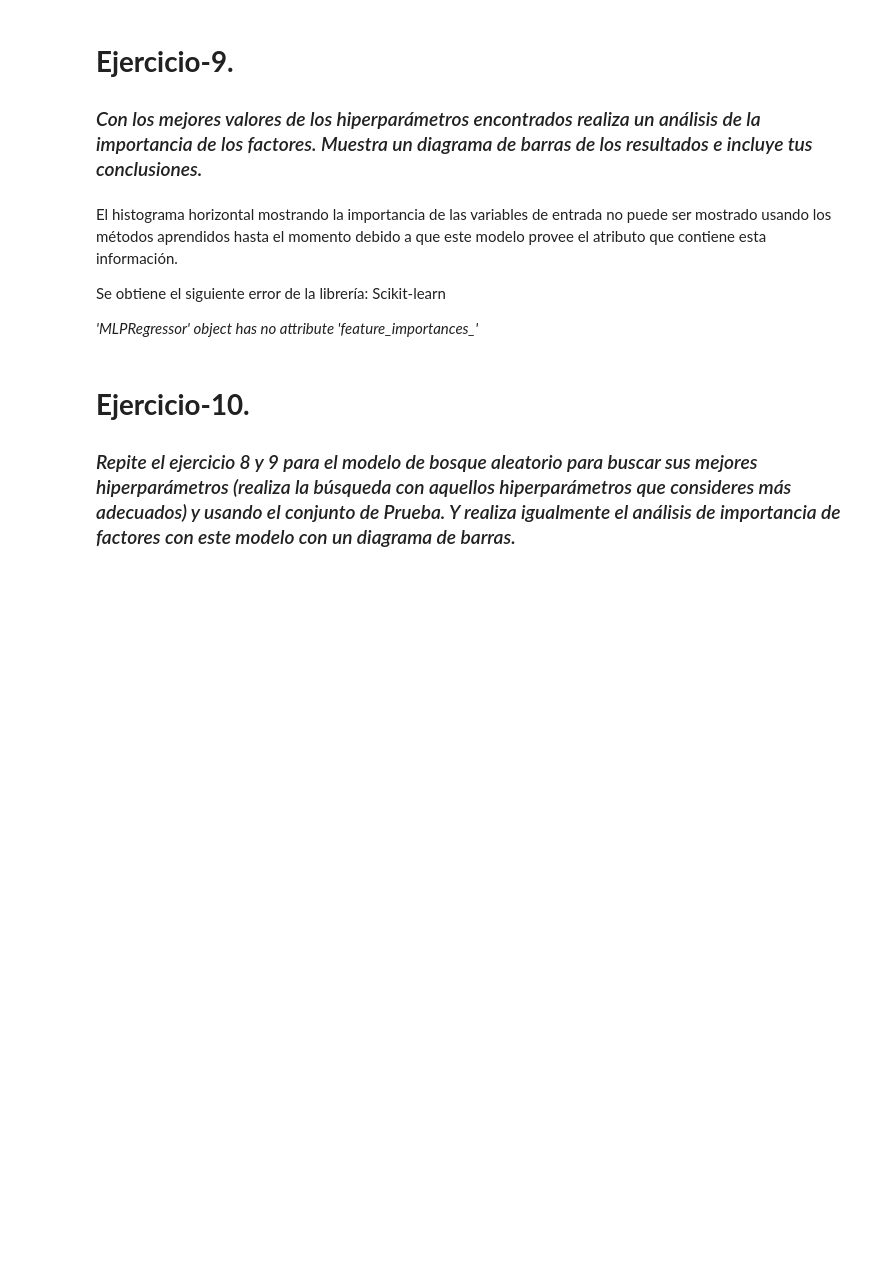
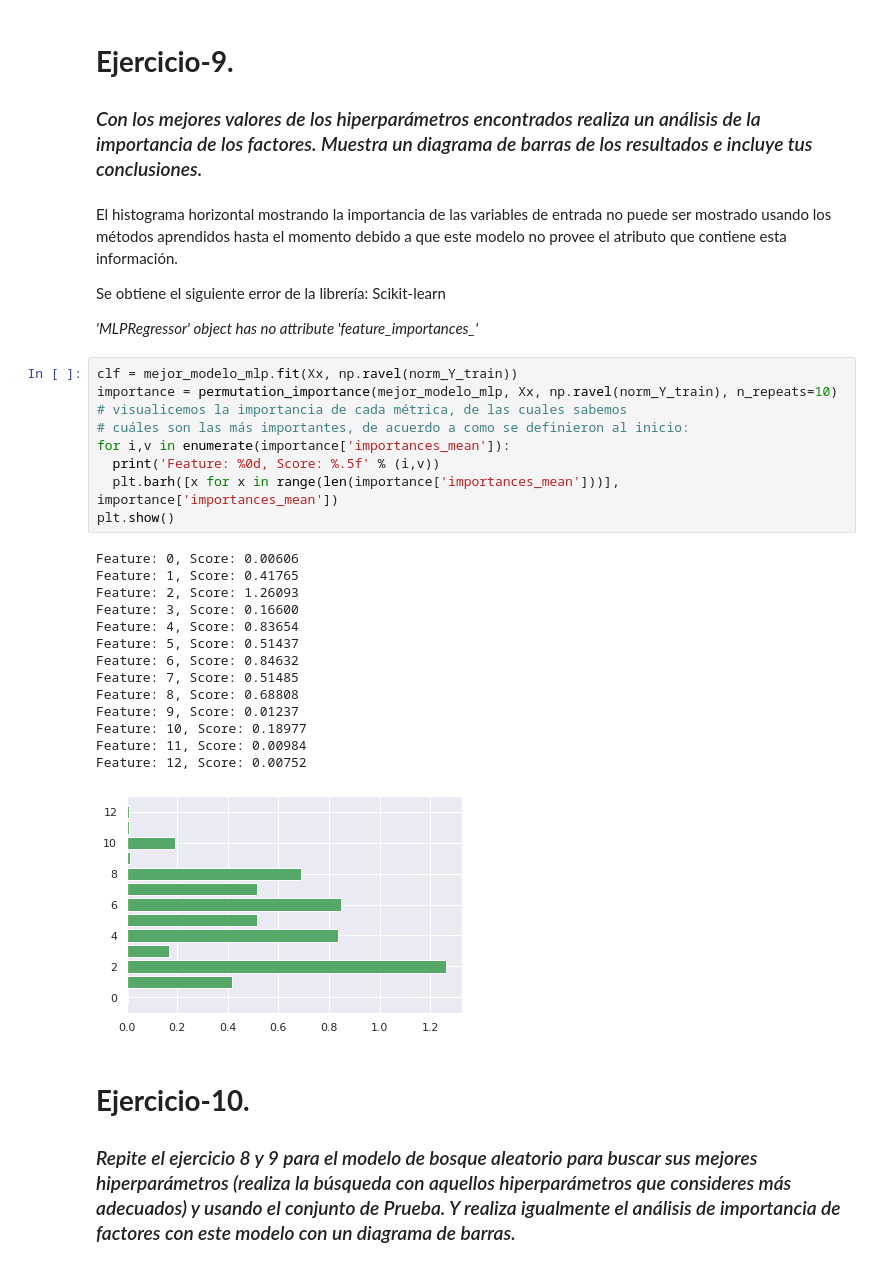
Before and after one commit to Edgar-IAH/IA-Grupo-45, a Jupyter notebook: Semana_7/Redneuronal_Equipo45.ipynb, the cells around one changed output. Drawn from its saved outputs; the diff is of its cells as text; blank space fills up the shorter version.

```diff
--- a/Semana_7/Redneuronal_Equipo45.ipynb
+++ b/Semana_7/Redneuronal_Equipo45.ipynb
@@ -748,11 +749,35 @@ Métrica utilizada: make_scorer(mi_RMSE, greater_is_better=False)
 # **Ejercicio-9.**
 ### *Con los mejores valores de los hiperparámetros encontrados realiza un análisis de la importancia de los factores. Muestra un diagrama de barras de los resultados e incluye tus conclusiones.*
 # %% [markdown]
-El histograma horizontal mostrando la importancia de las variables de entrada no puede ser mostrado usando los métodos aprendidos hasta el momento debido a que este modelo provee el atributo que contiene esta información.
+El histograma horizontal mostrando la importancia de las variables de entrada no puede ser mostrado usando los métodos aprendidos hasta el momento debido a que este modelo no provee el atributo que contiene esta información.
 
 Se obtiene el siguiente error de la librería: Scikit-learn
 
 *'MLPRegressor' object has no attribute 'feature_importances_'*
+# %%
+clf = mejor_modelo_mlp.fit(Xx, np.ravel(norm_Y_train))
+importance = permutation_importance(mejor_modelo_mlp, Xx, np.ravel(norm_Y_train), n_repeats=10)
+# visualicemos la importancia de cada métrica, de las cuales sabemos
+# cuáles son las más importantes, de acuerdo a como se definieron al inicio:
+for i,v in enumerate(importance['importances_mean']):
+  print('Feature: %0d, Score: %.5f' % (i,v))
+  plt.barh([x for x in range(len(importance['importances_mean']))], importance['importances_mean'])
+plt.show()
+# %% [output]
+Feature: 0, Score: 0.00606
+Feature: 1, Score: 0.41765
+Feature: 2, Score: 1.26093
+Feature: 3, Score: 0.16600
+Feature: 4, Score: 0.83654
+Feature: 5, Score: 0.51437
+Feature: 6, Score: 0.84632
+Feature: 7, Score: 0.51485
+Feature: 8, Score: 0.68808
+Feature: 9, Score: 0.01237
+Feature: 10, Score: 0.18977
+Feature: 11, Score: 0.00984
+Feature: 12, Score: 0.00752
+[figure, added]
 # %% [markdown]
 # **Ejercicio-10.**
 ### *Repite el ejercicio 8 y 9 para el modelo de bosque aleatorio para buscar sus mejores hiperparámetros (realiza la búsqueda con aquellos hiperparámetros que consideres más adecuados) y usando el conjunto de Prueba. Y realiza igualmente el análisis de importancia de factores con este modelo con un diagrama de barras.*
```
Also changed, not shown: parts of 1 cell of this notebook.
